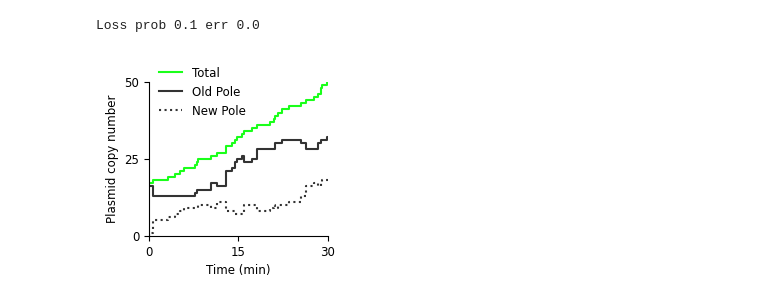
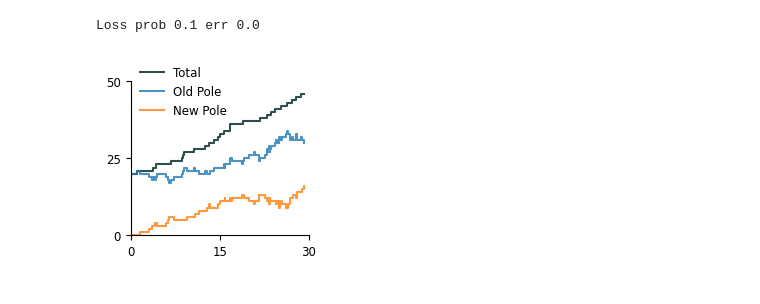
Before and after one commit to mvcortez/Plasmids, a Jupyter notebook: Lineage simulation and characterization/Lineage simulation and visualization.ipynb, the cells around one changed output. Drawn from its saved outputs; the diff is of its cells as text; code cells hidden in the pictures.

```diff
--- a/Lineage simulation and characterization/Lineage simulation and visualization.ipynb
+++ b/Lineage simulation and characterization/Lineage simulation and visualization.ipynb
@@ -265,16 +271,15 @@ k_tr = 2.17
 K = 15.8/1.26
 mu = np.log(2)/tau
 V0 = 1.2
-rho = 0.02 #0.15
+rho = 0.13
 ##################################################
 
 x0=25          #number of plasmids in the initial cell
 max_size=200   #total number of possible clusters, can be increased to accomodate larger sims
 
-scale = 1
-true_beta = 0.015*scale
-true_sigma = 0.08*scale  #0.9 is good small sigma leads to larger asymmetry in inheritance, i.e., wider initial plasmid CN distribution
-true_gamm = 0.05*scale
+true_beta = 0.015
+true_sigma = 0.08
+true_gamm = 0.05
 
 
 warnings.filterwarnings('ignore')
@@ -374,7 +397,7 @@ im.cmap.set_bad(color="white")
 # ============================================================
 # MEAN TRAJECTORY
 # ============================================================
-
+samp=100
 tt = np.linspace(0, tau, samp)
 
 mean_x = np.zeros_like(tt)
@@ -825,7 +852,7 @@ def ssa_vol(y0,x0,tau,beta,gamma,sigma,max_size):
                 else:
                     t_j[i] = -np.log(epsilon[i])/a[i]
         j=np.argmin(t_j)
-
+        t_y+=t_j[j]
         if (j==num_reax1+num_reax2): #plasmid transfer pole 1 to 2
             y2[0]+=1
             y1[0]-=1
@@ -837,12 +864,11 @@ def ssa_vol(y0,x0,tau,beta,gamma,sigma,max_size):
         else:
             y1+=v1[j,:]
         y1,y2,y_tot1,y_tot2,y_tot = find_tot_plasmids(y1,y2,max_size)
-        if (j==0 or j==num_reax1):
+        if (j==0 or j==num_reax1 or j==num_reax1+num_reax2 or j==num_reax1+num_reax2+1):
             x= np.append(x,y_tot)
             t_x =np.append(t_x,[t_y])
             pole1_x.append(y_tot1)
             pole2_x.append(y_tot2)
-        t_y+=t_j[j]
         ty =np.append(ty,[t_y])
         clust = np.vstack((clust,np.append(y1,y2,axis=0)))
 
@@ -872,10 +898,12 @@ def lineage_sim(c,tau,beta,gamma,sigma,max_size):
     status =1
     while status == 1:
         #print('############## new cell ##############')
+        zz0 = np.copy(current_cell.init_clusters)
         yy,xx,tt,clust,ty,pole1_x,pole2_x= sim_cells(current_cell,beta,gamma,sigma,max_size)
         current_cell.fin_clusters = yy
         current_cell.x = xx
         current_cell.t = tt+current_cell.birth
+        current_cell.init_clusters = zz0
 
         Line.extend([current_cell])
         if len(Line)>10:
@@ -944,23 +972,23 @@ Loss prob 0.1 err 0.0
 # %%
 f = plt.figure(figsize=(2.3,2))
 ax = f.add_subplot(111)
 matplotlib.rcParams['pdf.fonttype'] = 42
 matplotlib.rcParams['ps.fonttype'] = 42
 matplotlib.rcParams.update({'font.size': fontsiz})
 
-ax.step(Line[-1].t-Line[-1].birth,Line[-1].x,color=col[0],label='Total')
-ax.step(Line[-1].t-Line[-1].birth,pole1_x,color='k',label='Old Pole',alpha=0.8)
-ax.step(Line[-1].t-Line[-1].birth,pole2_x,color='k',linestyle='dotted',label='New Pole',alpha=0.8)
+ax.step(Line[-1].t-Line[-1].birth,Line[-1].x,color='darkslategrey',label='Total')
+ax.step(Line[-1].t-Line[-1].birth,pole1_x,color='C0',label='Old Pole',alpha=0.8)
+ax.step(Line[-1].t-Line[-1].birth,pole2_x,color='C1',label='New Pole',alpha=0.8)
 #ax.legend(frameon=False,bbox_to_anchor=(1, 1.1))
-ax.legend(ncol=1,frameon=False,bbox_to_anchor=(0.6, 0.7))
+ax.legend(ncol=1,frameon=False,bbox_to_anchor=(0.6, 0.7),fontsize=fontsiz)
 
 ax.set_xlim([0,30])
 ax.set_xticks([0,15,30])
 ax.set_ylim(0,50)
 ax.set_yticks([0,25,50])
-ax.set_xlabel('Time (min)')
-ax.set_ylabel('Plasmid copy number')
+#ax.set_xlabel('Time (min)',fontsize=fontsiz+1)
+#ax.set_ylabel('Plasmid copy number',fontsize=fontsiz+1)
 sns.despine()
 plt.savefig("single_cell_plasmid.pdf", format="pdf", bbox_inches="tight")
 # %% [output]
-[figure, old version]
+[figure, new version]
```
Also changed, not shown: parts of 7 cells of this notebook.
